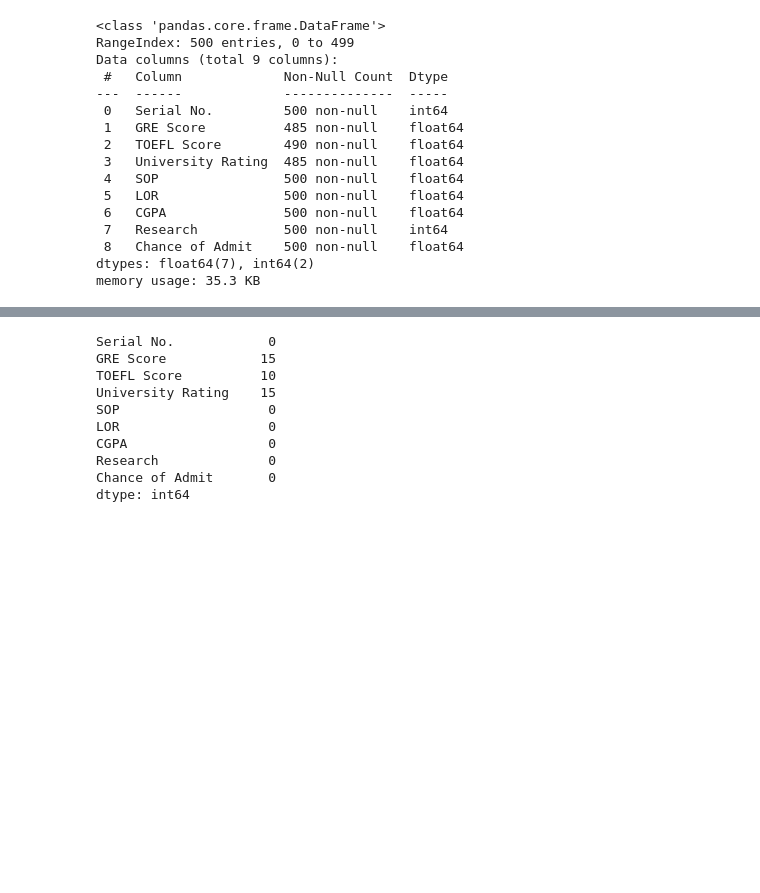
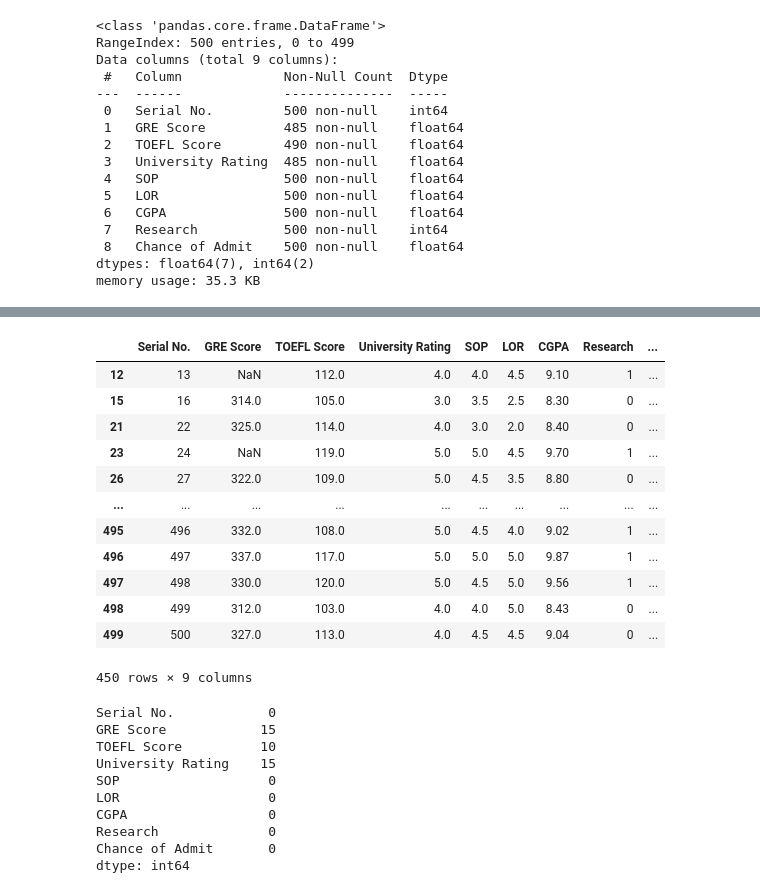
Before and after one commit to ravi0dubey/Linear_Regression_Admission_Prediction, a Jupyter notebook: Linear Regression Model for Admission Prediction.ipynb, the cells around one changed output, grey strips where cells are left out. Drawn from its saved outputs; the diff is of its cells as text; code cells hidden in the pictures; blank space fills up the shorter version.

```diff
--- a/Linear Regression Model for Admission Prediction.ipynb
+++ b/Linear Regression Model for Admission Prediction.ipynb
@@ -59,3 +85,31 @@ memory usage: 35.3 KB
+# %%
+# Override default pandas configuration
+pd.options.display.width = 0
+pd.options.display.max_rows = 10000
+pd.options.display.max_info_columns = 10000
+
+# #Create a profile report
+a = ProfileReport(df)
+#
+# #this will create a report in html format in the folder where project resides
+a.to_file('admission_profile_test.html')
+# %%
+#To print list of all Gre Score which has duplicate values
+df[df['GRE Score'].duplicated()]
+# %% [output]
+|  | Serial No. | GRE Score | TOEFL Score | University Rating | SOP | LOR | CGPA | Research | ... |
+| 12 | 13 | NaN | 112.0 | 4.0 | 4.0 | 4.5 | 9.10 | 1 | ... |
+| 15 | 16 | 314.0 | 105.0 | 3.0 | 3.5 | 2.5 | 8.30 | 0 | ... |
+| 21 | 22 | 325.0 | 114.0 | 4.0 | 3.0 | 2.0 | 8.40 | 0 | ... |
+| 23 | 24 | NaN | 119.0 | 5.0 | 5.0 | 4.5 | 9.70 | 1 | ... |
+| 26 | 27 | 322.0 | 109.0 | 5.0 | 4.5 | 3.5 | 8.80 | 0 | ... |
+| ... | ... | ... | ... | ... | ... | ... | ... | ... | ... |
+| 495 | 496 | 332.0 | 108.0 | 5.0 | 4.5 | 4.0 | 9.02 | 1 | ... |
+| 496 | 497 | 337.0 | 117.0 | 5.0 | 5.0 | 5.0 | 9.87 | 1 | ... |
+| 497 | 498 | 330.0 | 120.0 | 5.0 | 4.5 | 5.0 | 9.56 | 1 | ... |
+| 498 | 499 | 312.0 | 103.0 | 4.0 | 4.0 | 5.0 | 8.43 | 0 | ... |
+| 499 | 500 | 327.0 | 113.0 | 4.0 | 4.5 | 4.5 | 9.04 | 0 | ... |
+450 rows × 9 columns
 # %%
 #Null Values in the dataset
 df.isnull().sum()
```
Also changed, not shown: parts of 6 cells of this notebook.
